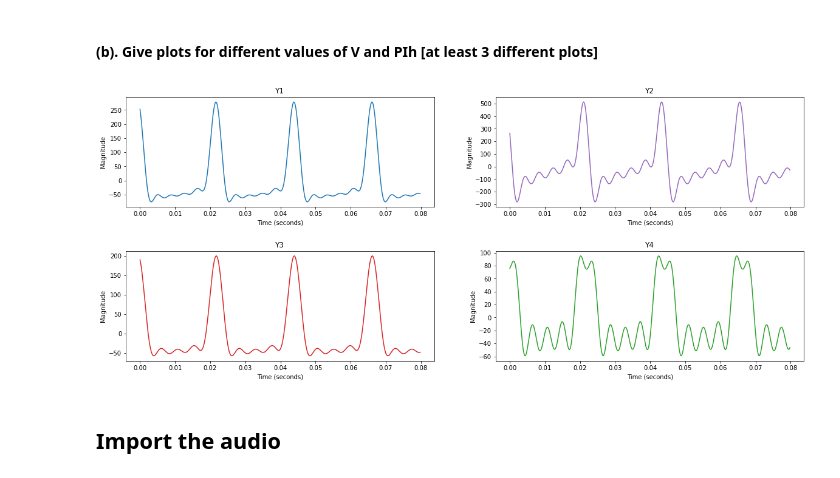
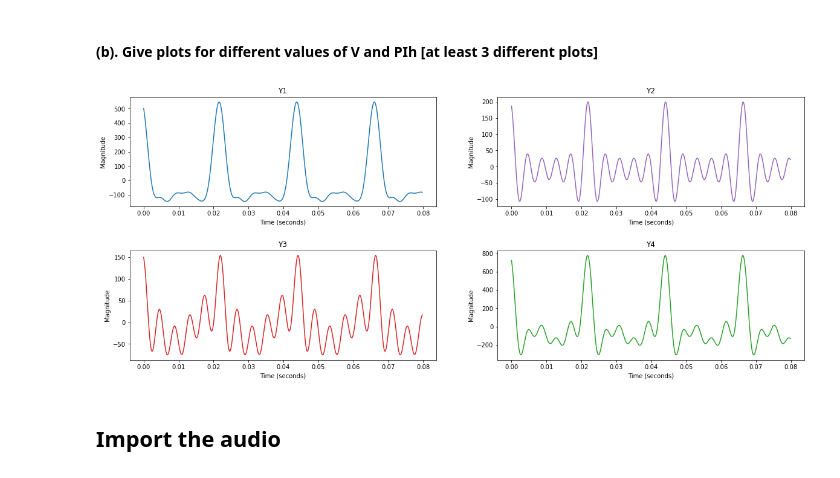
Before and after one commit to Rathees-Koneswarann/matplotlib-signal-analisis, a Jupyter notebook: violin-sound-process.ipynb, the cells around one changed output. Drawn from its saved outputs; the diff is of its cells as text; code cells hidden in the pictures.

```diff
--- a/violin-sound-process.ipynb
+++ b/violin-sound-process.ipynb
@@ -50,13 +52,19 @@ plt.show()
 t = np.arange(0,0.08,0.0002)
 
 # define the initial values
-h = 1
+h = [1, 2, 3, 4, 5]
 f0 = 45
 N = 5
 
-# define initial values for 4 different plots
-v = [96,150,80,55]
-PIh = [0.3,0.9,0.2,0.2]
+# define values for 4 different plots
+v1 = [200, 180, 100, 50, 20]
+PIh1 = [0.2, 0.3, 0.6, 0.8, 0.5]
+v2 = [20, 30, 40, 50, 60]
+PIh2 = [0.1, 0.2, 0.3, 0.4, 0.5]
+v3 = [50, 15, 20, 25, 50]
+PIh3 = [0.5, 0.3, 0.4, 0.3, 0.2]
+v4 = [200, 180, 160, 140, 120]
+PIh4 = [0.2, 0.7, 0.3, 0.4, 0.5]
 
 # create 4 signals
 y1 = 0
@@ -69,58 +77,41 @@ y4 = 0
 i = 0
 
 while i < N :
-    # increase the values
-    y1 += v[0]*np.cos(2*np.pi*h*f0*t+PIh[0])
-    y2 += v[1]*np.cos(2*np.pi*h*f0*t+PIh[1])
-    y3 += v[2]*np.cos(2*np.pi*h*f0*t+PIh[2])
-    y4 += v[3]*np.cos(2*np.pi*h*f0*t+PIh[3])
+    # add signals
+    y1 += v1[i]*np.cos(2*np.pi*h[i]*f0*t+PIh1[i])
+    y2 += v2[i]*np.cos(2*np.pi*h[i]*f0*t+PIh2[i])
+    y3 += v3[i]*np.cos(2*np.pi*h[i]*f0*t+PIh3[i])
+    y4 += v4[i]*np.cos(2*np.pi*h[i]*f0*t+PIh4[i])
 
-    #change v,PIh for y1
-    v[0] -= 20
-    PIh[0] += 0.1
-
-    #change v,PIh for y2
-    v[1] -= 20
-    PIh[1] += 0.1
-
-    #change v,PIh for y3
-    v[2] -= 20
-    PIh[2] += 0.1
-
-    #change v,PIh for y4
-    v[3] -= 20
-    PIh[3] += 0.1
-
-    h +=1
     i += 1
 
 # make subplots
 fig, ax = plt.subplots(nrows=2, ncols=2, figsize=(20, 8),
                        gridspec_kw={
                         'width_ratios': [3, 3],
                         'height_ratios': [3, 3],
                         'wspace': 0.2,
                         'hspace': 0.4})
 ax[0, 0].plot(t, y1)
 ax[0, 1].plot(t, y2, 'tab:purple')
 ax[1, 0].plot(t, y3, 'tab:red')
 ax[1, 1].plot(t, y4, 'tab:green')
 
 # add titles
 ax[0, 0].set_title("Y1")
 ax[0, 1].set_title("Y2")
 ax[1, 0].set_title("Y3")
 ax[1, 1].set_title("Y4")
 
 # add labels
 for axs in ax.flat:
     axs.set(xlabel='Time (seconds)', ylabel='Magnitude')
 
 
 
 plt.show()
 # %% [output]
-[figure, old version]
+[figure, new version]
 # %% [markdown]
 ## Import the audio
 # %%
```
Also changed, not shown: parts of 1 cell of this notebook.
